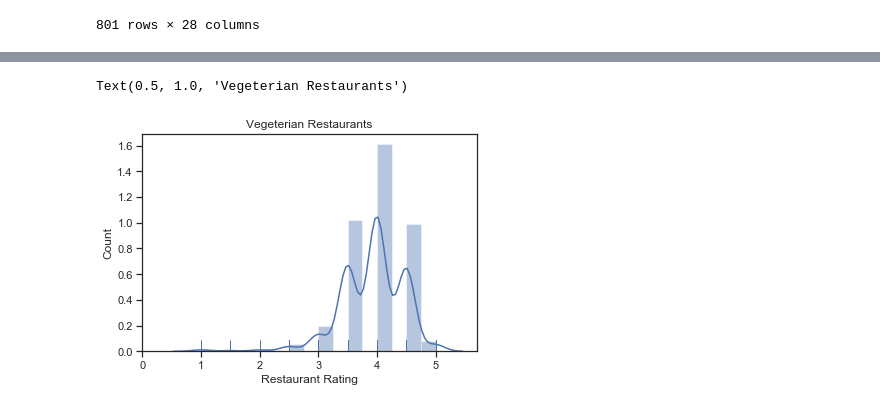
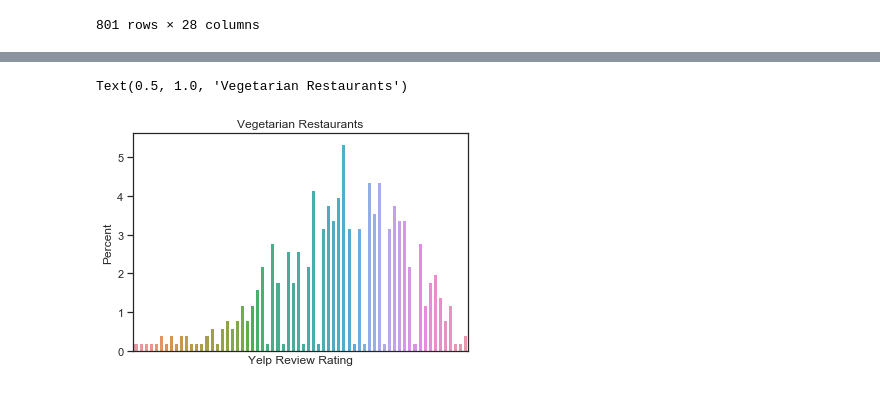
Before and after one commit to kiet415/yelp-project, a Jupyter notebook: yelpVizualization.ipynb, the cells around one changed output, grey strips where cells are left out. Saved outputs shown, nothing was run; the diff lists cells and outputs as text; code cells hidden in the pictures.

```diff
--- a/yelpVizualization.ipynb
+++ b/yelpVizualization.ipynb
@@ -79,0 +96,8 @@ graph2=sns.catplot(data=final_df, x='Price Per Person', hue='Average Ratings', c
+# %%
+sns.set(style='ticks')
+a=sns.distplot(nonveg_final_df['Review_Average'], rug=True)
+a.set_xticks([0,0.5,1.0,1.5,2.0,2.5,3.0,3.5,4.0,4.5,5.0])
+#a.set_yticks([0,.1,.2,.3,.4,.5,.6,.7,.8,.9,1.0])
+#a.set_xlabel('Yelp Reviews Rating')
+#a.set_ylabel('Count')
+a.set_title('Non-vegetarian Restaurants')
@@ -80,9 +107,10 @@ graph2=sns.catplot(data=final_df, x='Price Per Person', hue='Average Ratings', c
 # %%
+sns.set(style='ticks')
 a=sns.distplot(veg_final_df['Review_Average'], rug=True)
-a.set_xticks(range(0,6))
+a.set_xticks([0,0.5,1.0,1.5,2.0,2.5,3.0,3.5,4.0,4.5,5.0])
 #a.set_yticks([0,.1,.2,.3,.4,.5,.6,.7,.8,.9,1.0])
-a.set_xlabel('Yelp Review Rating')
-a.set_ylabel('Count')
+#a.set_xlabel('Yelp Reviews Rating')
+#a.set_ylabel('Count')
 a.set_title('Vegetarian Restaurants')
 # %% [output]
 Text(0.5, 1.0, 'Vegetarian Restaurants')
@@ -99,9 +130,10 @@ Text(0.5, 1.0, 'Non-vegetarian Restaurants')
 # %%
-a=sns.distplot(veg_final_df['Average Ratings'], rug=True)
-a.set_xticks(range(0,6))
-a.set_xlabel('Restaurant Rating')
-a.set_ylabel('Count')
-a.set_title('Vegeterian Restaurants')
+a=sns.barplot(x='Review_Average',y='Review_Average', data=veg_final_df, estimator=lambda x: len(x) / len(veg_final_df) * 100)
+a.set(ylabel="Percent")
+#a.set_x(range(0,6))
+a.set_xlabel('Yelp Review Rating')
+#a.set_ylabel('Count')
+a.set_title('Vegetarian Restaurants')
 # %% [output]
-Text(0.5, 1.0, 'Vegeterian Restaurants')
+Text(0.5, 1.0, 'Vegetarian Restaurants')
-[figure, old version]
+[figure, new version]
```
Also changed, not shown: parts of 11 cells of this notebook.
